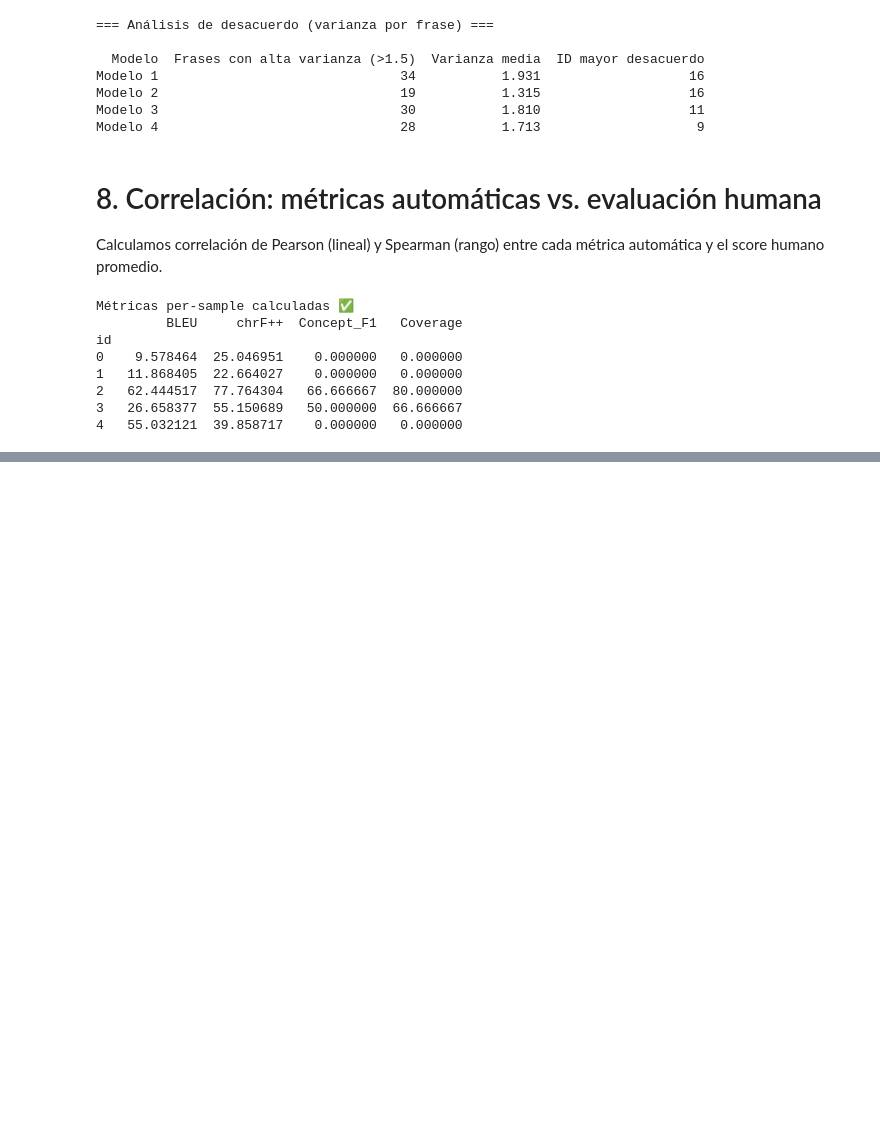
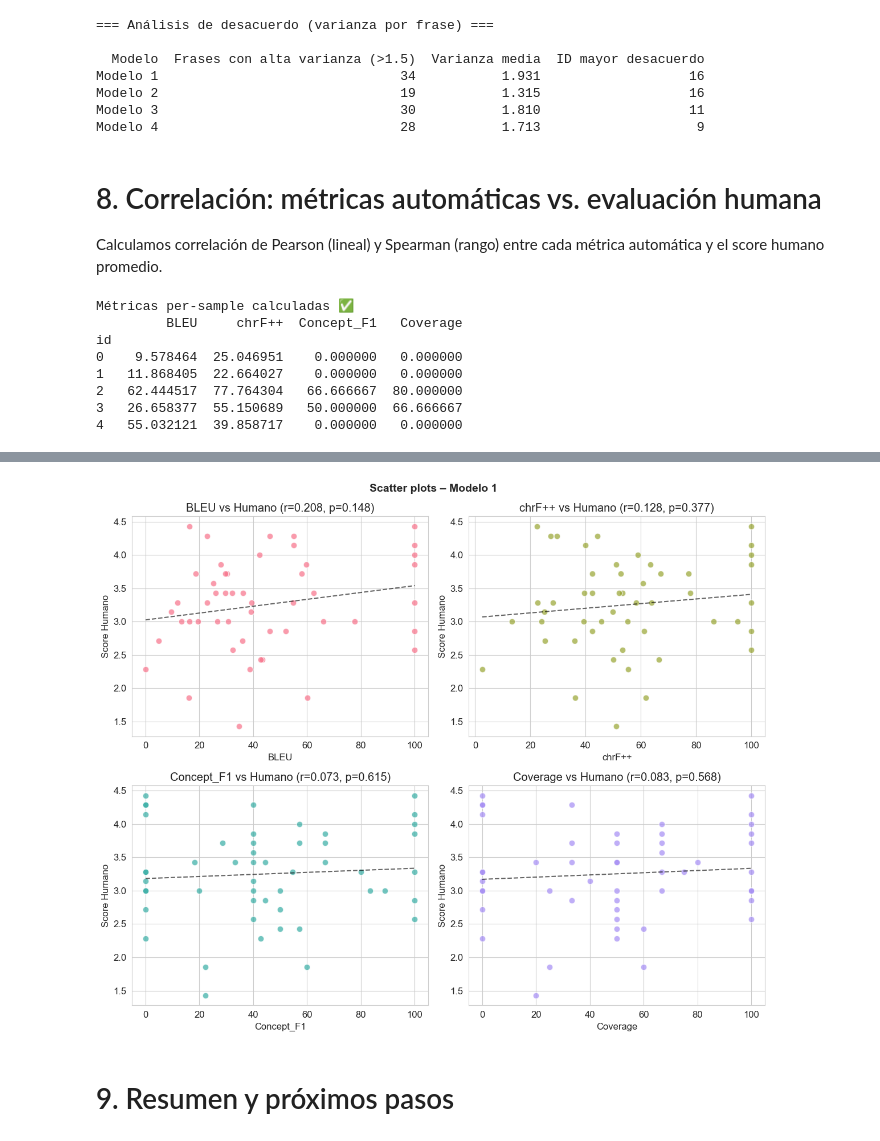
Before and after one commit to BrauSal2103/DataSoftInteligente, a Jupyter notebook: pictogramas_eval.ipynb, the cells around one changed output, grey strips where cells are left out. Drawn from its saved outputs; the diff is of its cells as text; code cells hidden in the pictures; blank space fills up the shorter version.

```diff
--- a/pictogramas_eval.ipynb
+++ b/pictogramas_eval.ipynb
@@ -881,0 +987,36 @@ id
+# %%
+# ── Scatter plots: mejor vs peor métrica correlacionada ──────────
+# (usa el modelo con más varianza para visualización)
+
+target_model = "Modelo 1"
+df_m = per_sample[target_model]
+h_m = human_mean_sample[target_model]
+common = df_m.index.intersection(h_m.index)
+
+fig, axes = plt.subplots(2, 2, figsize=(12, 10))
+metrics = ["BLEU", "chrF++", "Concept_F1", "Coverage"]
+colors_sc = sns.color_palette("husl", 4)
+
+for ax, metric, color in zip(axes.flat, metrics, colors_sc):
+    x = df_m.loc[common, metric].values
+    y = h_m.loc[common].values
+    mask = ~(np.isnan(x) | np.isnan(y))
+    r, p = pearsonr(x[mask], y[mask])
+    ax.scatter(x[mask], y[mask], color=color, alpha=0.7, edgecolors="white", s=60)
+    # línea de tendencia
+    z = np.polyfit(x[mask], y[mask], 1)
+    pf = np.poly1d(z)
+    xs = np.linspace(x[mask].min(), x[mask].max(), 100)
+    ax.plot(xs, pf(xs), "k--", linewidth=1.5, alpha=0.6)
+    ax.set_xlabel(metric)
+    ax.set_ylabel("Score Humano")
+    ax.set_title(f"{metric} vs Humano (r={r:.3f}, p={p:.3f})")
+
+plt.suptitle(f"Scatter plots – {target_model}", fontsize=14, fontweight="bold")
+plt.tight_layout()
+plt.savefig("scatter_correlacion.png", dpi=150, bbox_inches="tight")
+plt.show()
+# %% [output]
+[figure, added]
+# %% [markdown]
+# 9. Resumen y próximos pasos
```
Also changed, not shown: parts of 9 cells of this notebook, 5 other files.
